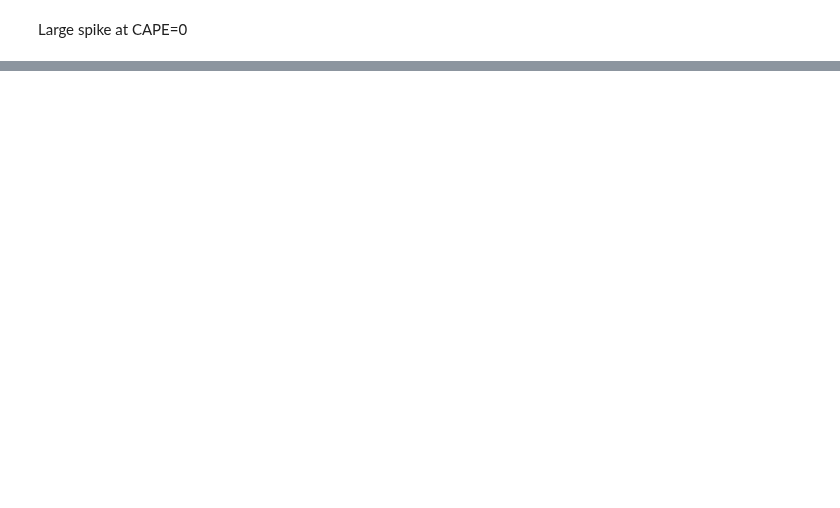
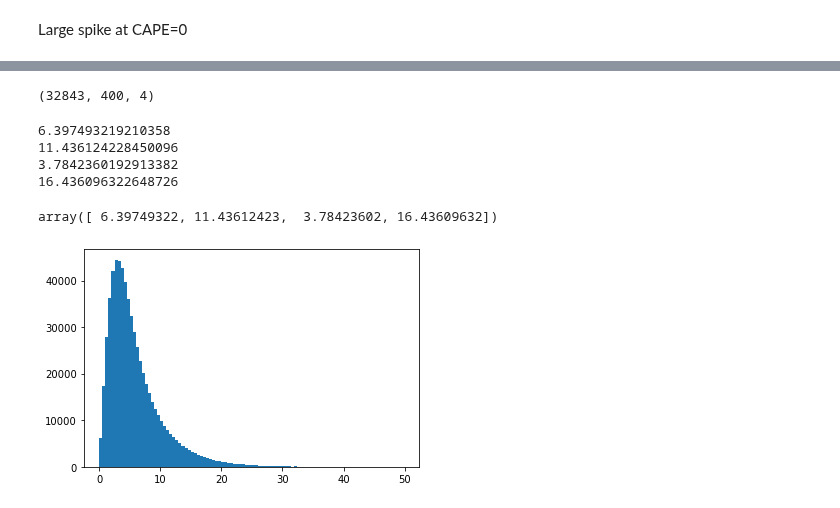
Before and after one commit to markmuetz/mcs_prime, a Jupyter notebook: ctrl/notebooks/dev/gridpoint_env_precursor_analysis.ipynb, the cells around one changed output, grey strips where cells are left out. Cells and saved outputs as stored; diff of their text form; code cells hidden in the pictures; blank space fills up the shorter version.

Commit message:
Work on linking MCS to shear conditions. Shear defined between levels.

```diff
--- a/ctrl/notebooks/dev/gridpoint_env_precursor_analysis.ipynb
+++ b/ctrl/notebooks/dev/gridpoint_env_precursor_analysis.ipynb
@@ -92,0 +146,3 @@ plt.legend()
+# %%
+# Produced by remakefiles/track_era5_env_precursor.py
+track_era5uv = xr.open_dataset(path)
@@ -92,0 +170,34 @@ plt.legend()
+# %%
+u = track_era5uv.u.values
+v = track_era5uv.v.values
+# %%
+u.shape
+# %% [output]
+(32843, 400, 4)
+# %%
+# Calc LLS, MLS, HLS, DS in one line.
+# LLS = shear[:, :, 0]
+# MLS = shear[:, :, 1]
+# HLS = shear[:, :, 2]
+# DS = shear[:, :, 3]
+shear = np.sqrt((np.roll(u, -1, axis=2) - u)**2 + (np.roll(v, -1, axis=2) - v)**2)
+lls, mls, hls, ds = [shear[:, :, i] for i in range(4)]
+# %%
+for i in range(3):
+    print(np.sqrt((u[0, 0, i + 1] - u[0, 0, i])**2 + (v[0, 0, i + 1] - v[0, 0, i])**2))
+print(np.sqrt((u[0, 0, -1] - u[0, 0, 0])**2 + (v[0, 0, -1] - v[0, 0, 0])**2))
+# %% [output]
+6.397493219210358
+11.436124228450096
+3.7842360192913382
+16.436096322648726
+# %%
+shear[0, 0, :]
+# %% [output]
+array([ 6.39749322, 11.43612423,  3.78423602, 16.43609632])
+# %%
+mask = ~np.isnan(lls)
+# %%
+plt.hist(lls[mask], bins=100);
+# %% [output]
+[figure, added]
```
Also changed, not shown: parts of 28 cells of this notebook, 3 other files.
